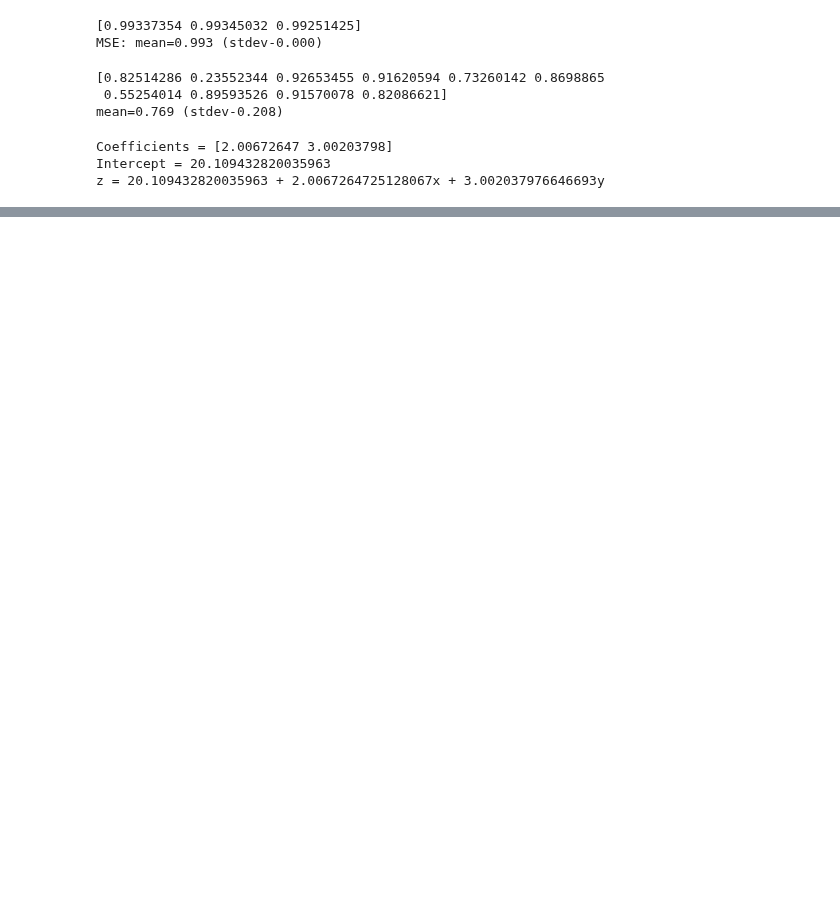
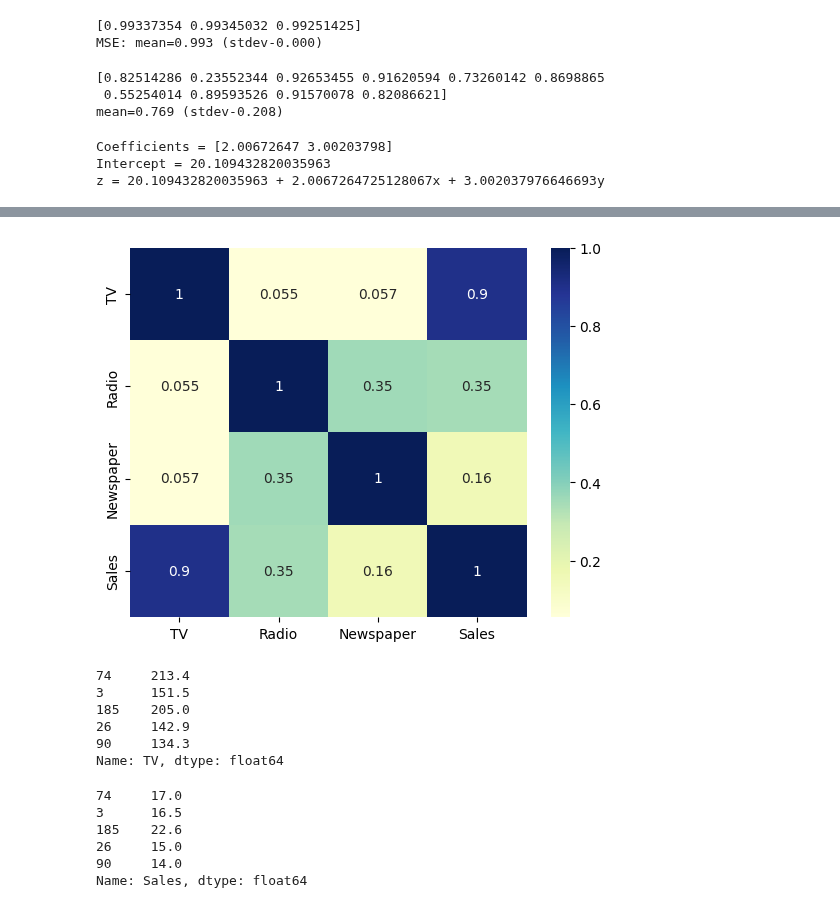
Before and after one commit to pydatakla/Maths, a Jupyter notebook: Notebooks/LinearRegression.ipynb, the cells around one changed output, grey strips where cells are left out. Drawn from its saved outputs; the diff is of its cells as text; code cells hidden in the pictures; blank space fills up the shorter version.

```diff
--- a/Notebooks/LinearRegression.ipynb
+++ b/Notebooks/LinearRegression.ipynb
@@ -877,0 +971,11 @@ z = 20.109432820035963 + 2.0067264725128067x + 3.002037976646693y
+# %%
+# Correlation between different variables
+sns.heatmap(dfAdvert.corr(),
+            cmap="YlGnBu",
+            annot=True
+           )
+plt.show()
+
+# As seen in the heatmap, TV correlates more with Sales than anyother variable.
+# %% [output]
+[figure, added]
@@ -877,0 +996,18 @@ z = 20.109432820035963 + 2.0067264725128067x + 3.002037976646693y
+# %%
+X_train.head()
+# %% [output]
+74     213.4
+3      151.5
+185    205.0
+26     142.9
+90     134.3
+Name: TV, dtype: float64
+# %%
+y_train.head()
+# %% [output]
+74     17.0
+3      16.5
+185    22.6
+26     15.0
+90     14.0
+Name: Sales, dtype: float64
```
Also changed, not shown: parts of 13 cells of this notebook, 1 other file.
